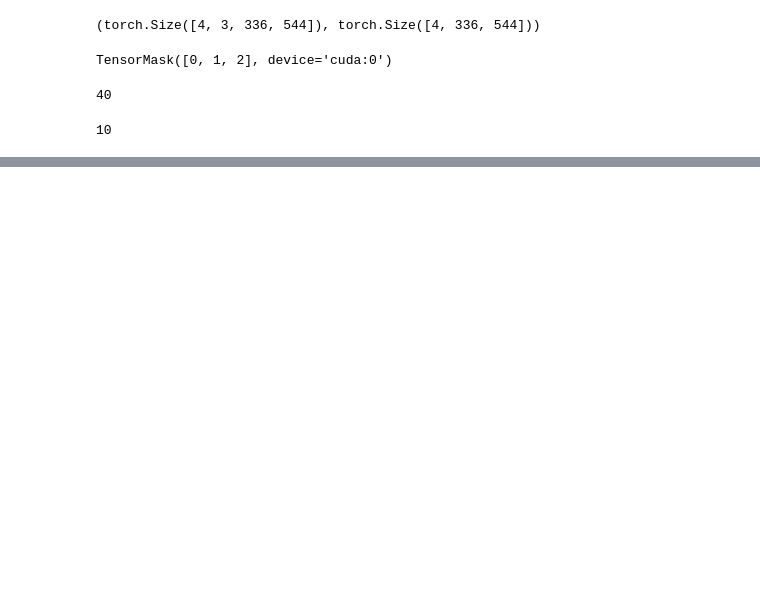
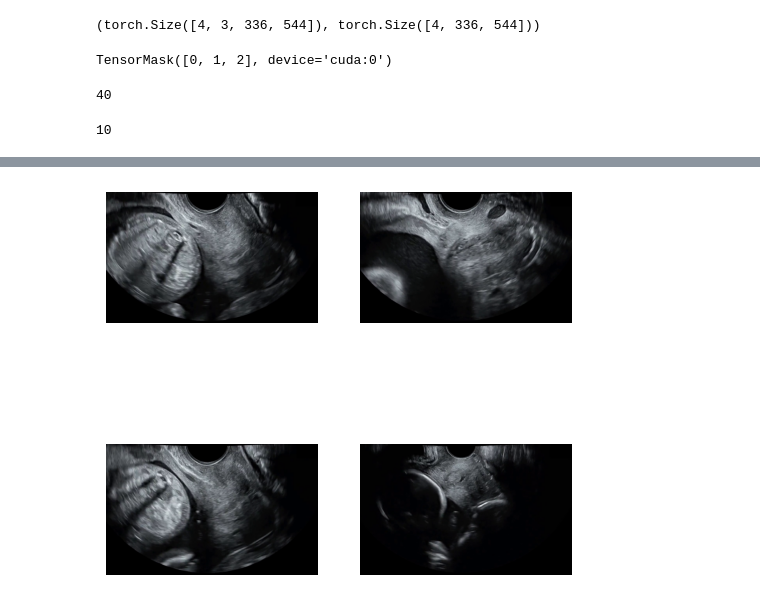
Before and after one commit to bilalcodehub/fetalai, a Jupyter notebook: 01_baseline_model.ipynb, the cells around one changed output, grey strips where cells are left out. Saved outputs shown, nothing was run; the diff lists cells and outputs as text; code cells hidden in the pictures; blank space fills up the shorter version.

```diff
--- a/01_baseline_model.ipynb
+++ b/01_baseline_model.ipynb
@@ -127,2 +151,9 @@ learn.show_results(vmin=0, vmax=2, cmap='tab20')
 # %%
 learn.export('cervical_baseline_model_v1.pkl')  # Save the trained model
+# %%
+dl = learn.dls.test_dl(
+    (Path('dataset/unlabeled_data/images')).ls()
+)
+dl.show_batch()
+# %% [output]
+[figure, added]
```
Also changed, not shown: parts of 6 cells of this notebook.
